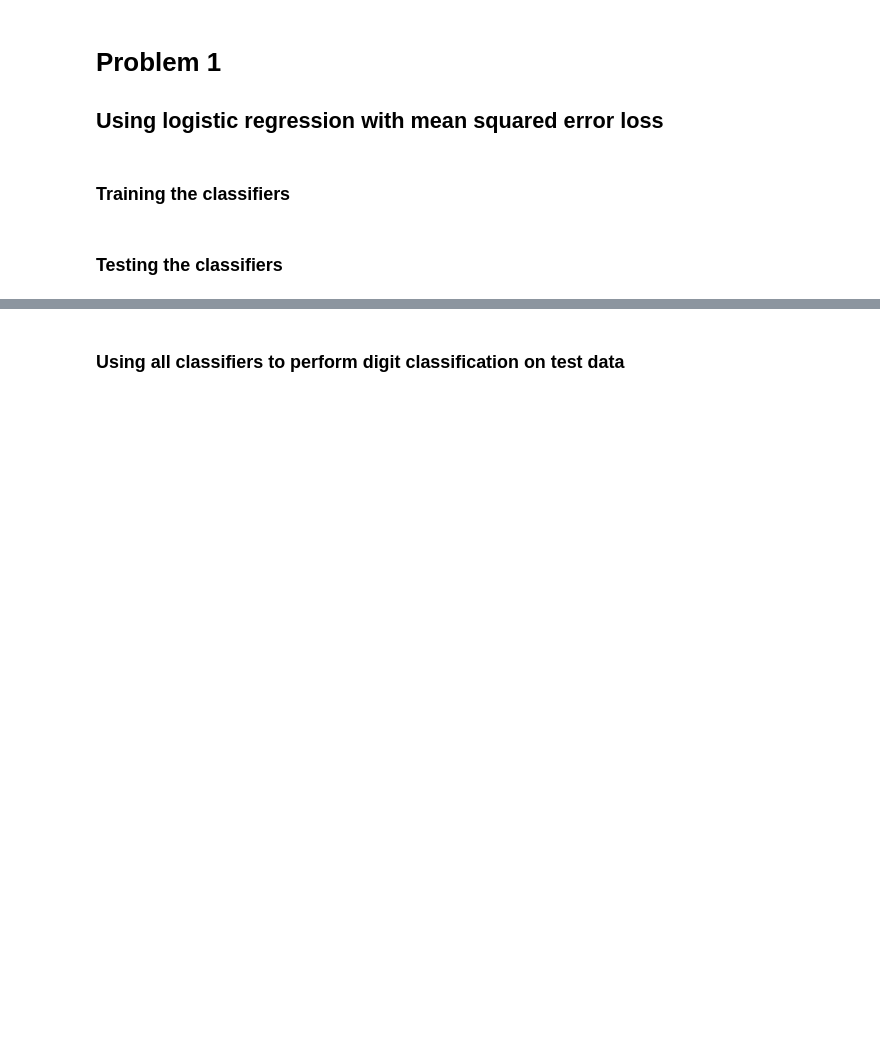
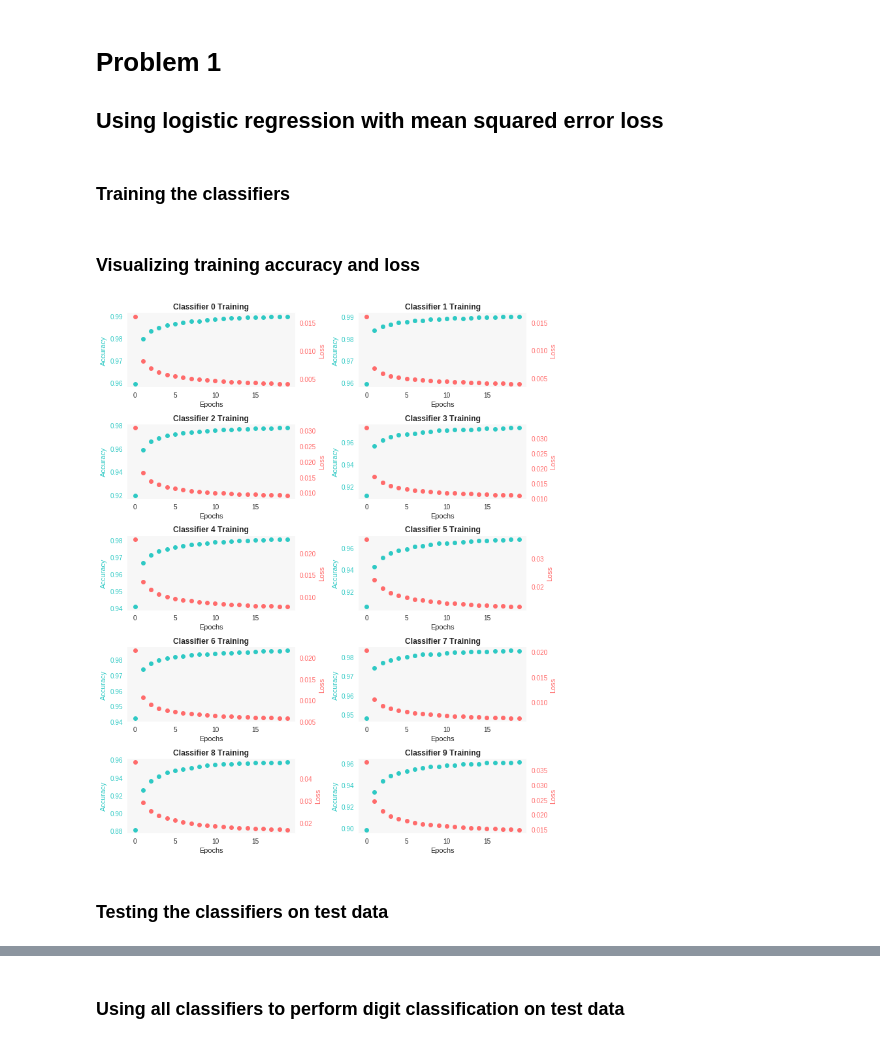
Before and after one commit to abeSanchez/Machine-Learning-UCF, a Jupyter notebook: homework1.ipynb, the cells around one changed output, grey strips where cells are left out. Saved outputs shown, nothing was run; the diff lists cells and outputs as text; code cells hidden in the pictures; blank space fills up the shorter version.

```diff
--- a/homework1.ipynb
+++ b/homework1.ipynb
@@ -81,23 +89,71 @@ w_cce_b = np.random.rand(10, 1)
 epochs = 20
 lr = 0.05
 batch_size = 32
+accuracy = []
+loss = []
 
 for digit in range(10):
+  accuracy.append([])
+  loss.append([])
+
   for epoch in range(epochs):
     shuffled_indices = np.random.permutation(len(flat_x_train))
     flat_x_train_shuffled = flat_x_train[shuffled_indices]
     y_train_single_digit_shuffled = y_train_single_digit[digit][shuffled_indices]
 
+    correct = 0
+    loss_epoch = 0
+
     for i in range(0, len(flat_x_train), batch_size):
       xi = flat_x_train_shuffled[i:i+batch_size]
       yi = y_train_single_digit_shuffled[i:i+batch_size].reshape(32,1)
+
       z = xi.dot(w_mse[digit][0]) + w_mse[digit][1]
       a = sigmoid(z).reshape(32,1)
+
+      correct += np.sum(np.round(a).astype(int) == yi)
+      loss_epoch += np.sum(se_loss(a, yi))
+
       gradient = np.sum(se_gradient(a, xi, yi), axis=0) / batch_size
       gradient_b = np.sum(se_gradient(a, 1, yi), axis=0) / batch_size
       w_mse[digit] = (w_mse[digit][0] - lr * gradient, w_mse[digit][1] - lr * gradient_b)
+
+    accuracy_epoch = correct / len(flat_x_train)
+    loss_epoch /= len(flat_x_train)
+
+    accuracy[digit].append(accuracy_epoch)
+    loss[digit].append(loss_epoch)
+# %% [markdown]
+### Visualizing training accuracy and loss
+# %%
+training_plots = {}
+
+plt.figure(figsize=(10,12))
+
+for digit in range(10):
+  training_plots[digit] = plt.subplot2grid((5, 2), (int(digit / 2), digit % 2), rowspan=1, colspan=1)
+
+for digit in range(10):
+  ax1 = training_plots[digit]
+  ax1.set_title("Classifier " + str(digit) + " Training", fontweight='bold')
+  ax1.set_xlabel('Epochs')
+  ax1.plot(range(len(accuracy[digit])), accuracy[digit], '#2EC9C4', ls=' ', marker='o')
+  ax1.set_ylabel('Accuracy', color='#2EC9C4')
+  ax1.tick_params('y', colors='#2EC9C4')
+  ax1.grid(False)
+  ax1.set_facecolor('#F7F7F7')
+
+  ax2 = ax1.twinx()
+  ax2.plot(range(len(loss[digit])), loss[digit], '#FF6B6B', ls=' ', marker='o')
+  ax2.set_ylabel('Loss', color='#FF6B6B')
+  ax2.tick_params('y', colors='#FF6B6B')
+  ax2.grid(False)
+
+plt.tight_layout()
+# %% [output]
+[figure, added]
 # %% [markdown]
-### Testing the classifiers
+### Testing the classifiers on test data
 # %%
 for digit in range(10):
   loss = 0
```
Also changed, not shown: parts of 19 cells of this notebook.
